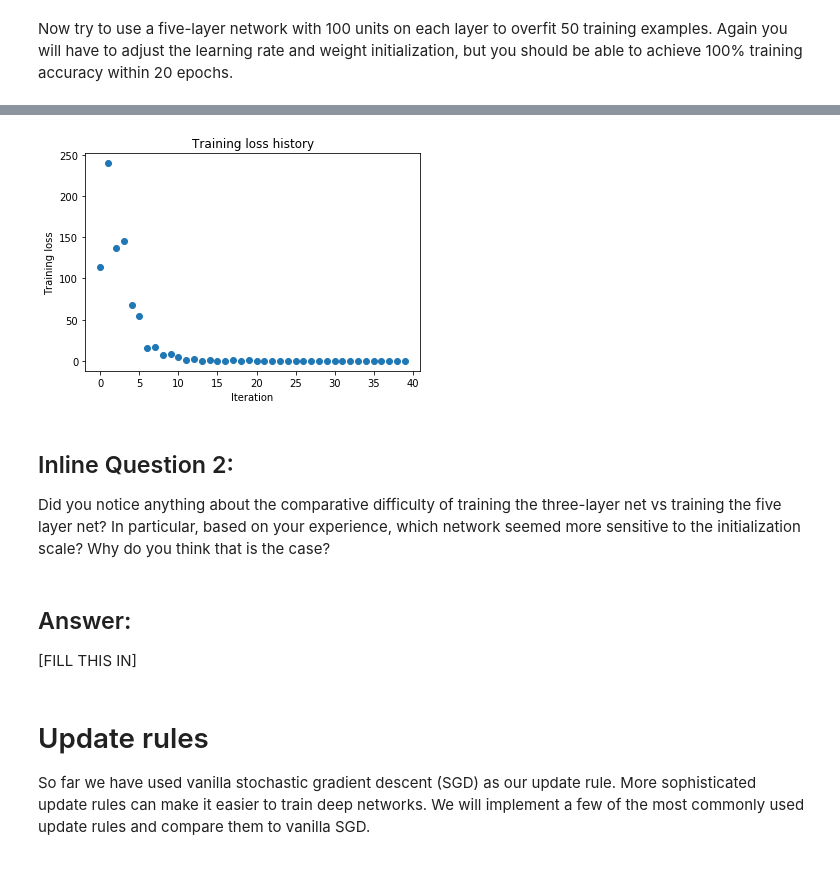
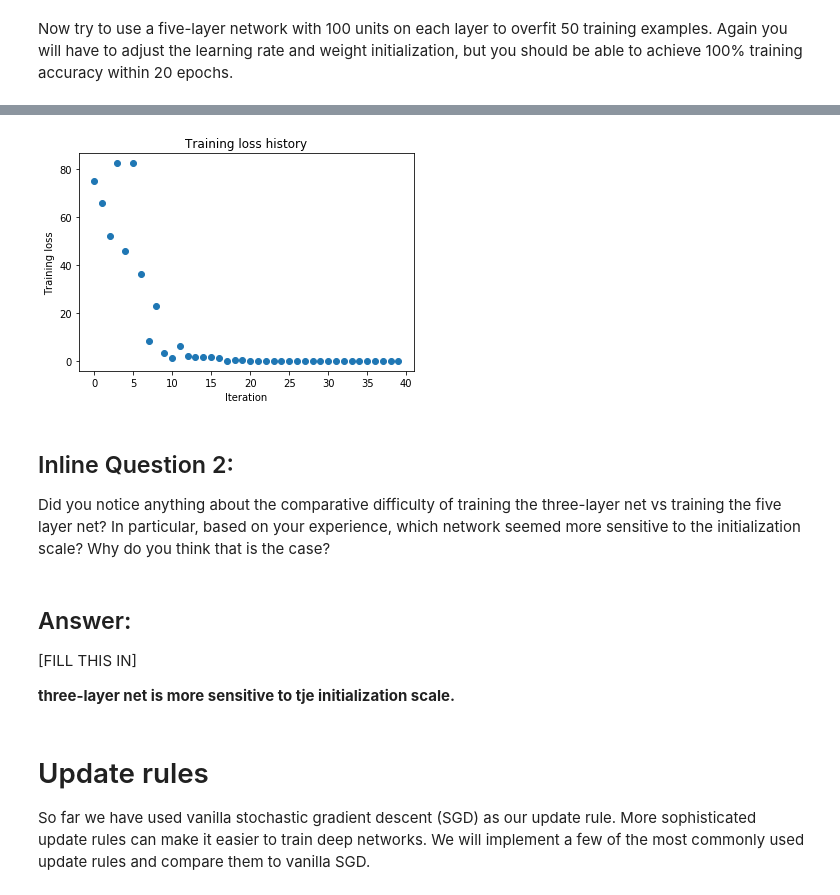
Before and after one commit to whu-pzhang/cs231n, a Jupyter notebook: assignment2/FullyConnectedNets.ipynb, the cells around one changed output, grey strips where cells are left out. Cells and saved outputs as stored; diff of their text form; code cells hidden in the pictures.

```diff
--- a/assignment2/FullyConnectedNets.ipynb
+++ b/assignment2/FullyConnectedNets.ipynb
@@ -497,7 +497,7 @@ small_data = {
   'y_val': data['y_val'],
 }
 
-learning_rate = 3e-3
+learning_rate = 1e-3
 weight_scale = 1e-1
 model = FullyConnectedNet([100, 100, 100, 100],
                 weight_scale=weight_scale, dtype=np.float64)
@@ -536,10 +536,12 @@ plt.show()
-[figure, old version]
+[figure, new version]
 # %% [markdown]
 ## Inline Question 2:
 Did you notice anything about the comparative difficulty of training the three-layer net vs training the five layer net? In particular, based on your experience, which network seemed more sensitive to the initialization scale? Why do you think that is the case?
 # %% [markdown]
 ## Answer:
 [FILL THIS IN]
+
+**three-layer net is more sensitive to tje initialization scale.**
 # %% [markdown]
 # Update rules
 So far we have used vanilla stochastic gradient descent (SGD) as our update rule. More sophisticated update rules can make it easier to train deep networks. We will implement a few of the most commonly used update rules and compare them to vanilla SGD.
```
Also changed, not shown: parts of 6 cells of this notebook, 1 other file.
